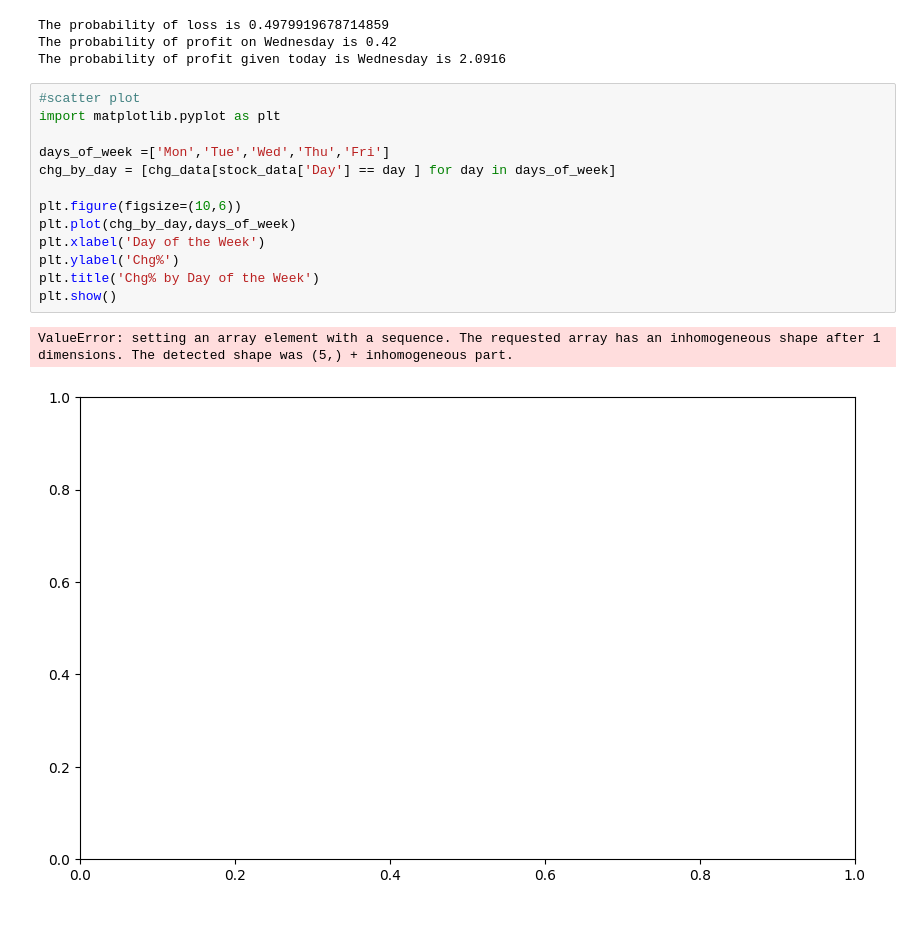
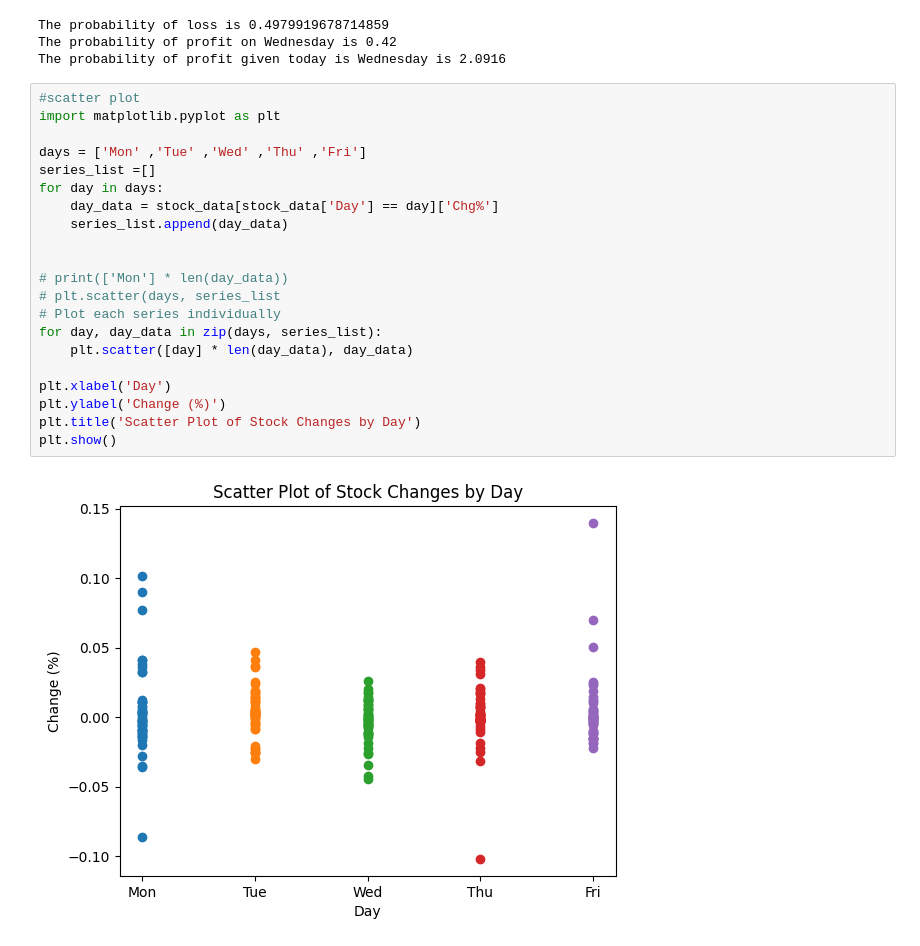
Before and after one commit to Munna-Prasad-Gupta/ML, a Jupyter notebook: ass2.ipynb, the cells around one changed output. Drawn from its saved outputs; the diff is of its cells as text.

```diff
--- a/ass2.ipynb
+++ b/ass2.ipynb
@@ -150,16 +149,23 @@ The probability of profit given today is Wednesday is 2.0916
 # %%
 #scatter plot
 import matplotlib.pyplot as plt
 
-days_of_week =['Mon','Tue','Wed','Thu','Fri']
-chg_by_day = [chg_data[stock_data['Day'] == day ] for day in days_of_week]
+days = ['Mon' ,'Tue' ,'Wed' ,'Thu' ,'Fri']
+series_list =[]
+for day in days:
+    day_data = stock_data[stock_data['Day'] == day]['Chg%']
+    series_list.append(day_data)
 
-plt.figure(figsize=(10,6))
-plt.plot(chg_by_day,days_of_week)
-plt.xlabel('Day of the Week')
-plt.ylabel('Chg%')
-plt.title('Chg% by Day of the Week')
+
+# print(['Mon'] * len(day_data))
+# plt.scatter(days, series_list
+# Plot each series individually
+for day, day_data in zip(days, series_list):
+    plt.scatter([day] * len(day_data), day_data)
+
+plt.xlabel('Day')
+plt.ylabel('Change (%)')
+plt.title('Scatter Plot of Stock Changes by Day')
 plt.show()
 # %% [output]
-ValueError: setting an array element with a sequence. The requested array has an inhomogeneous shape after 1 dimensions. The detected shape was (5,) + inhomogeneous part.
-[figure, old version]
+[figure, new version]
```
Also changed, not shown: parts of 1 cell of this notebook.
